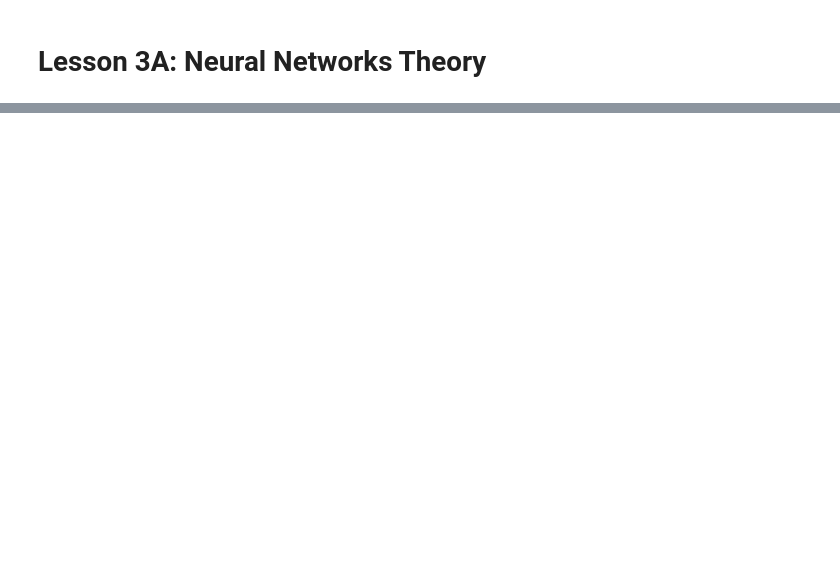
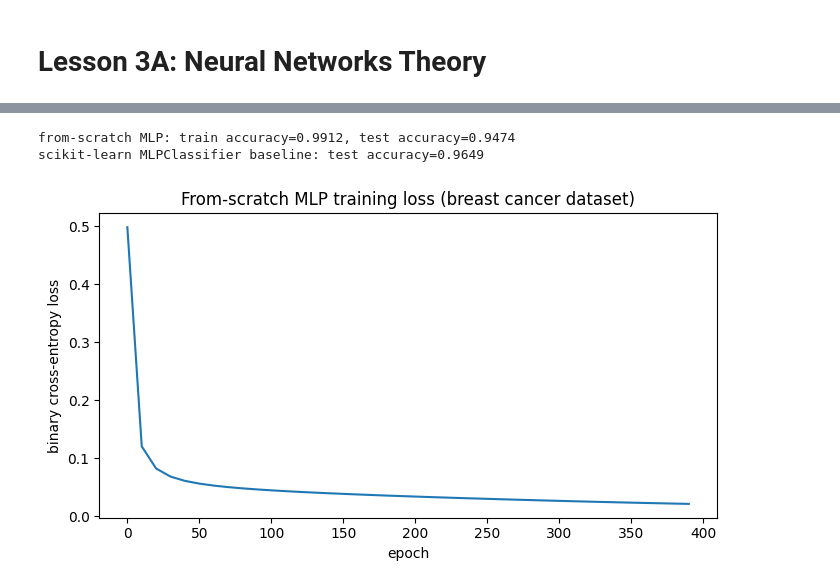
Before and after one commit to powell-clark/supervised-learning, a Jupyter notebook: notebooks/3a_neural_networks_theory.ipynb, the cells around one changed output, grey strips where cells are left out. Drawn from its saved outputs; the diff is of its cells as text; code cells hidden in the pictures; blank space fills up the shorter version.

```diff
--- a/notebooks/3a_neural_networks_theory.ipynb
+++ b/notebooks/3a_neural_networks_theory.ipynb
@@ -1729,0 +106,14 @@ Questions or feedback? Contact emmanuel@powellclark.com
+# %%
+# Verify the shape bookkeeping on a toy 3-layer network (sizes 4 -> 5 -> 3 -> 1).
+layer_sizes = [4, 5, 3, 1]
+m = 8  # batch of 8 examples
+
+a = rng.normal(size=(layer_sizes[0], m))
+for l in range(1, len(layer_sizes)):
+    W = rng.normal(size=(layer_sizes[l], layer_sizes[l - 1])) * 0.1
+    b = np.zeros((layer_sizes[l], 1))
+    z = W @ a + b
+    a = np.tanh(z)
+    print(f"layer {l}: W{W.shape}, b{b.shape}, z{z.shape}, a{a.shape}")
+assert a.shape == (layer_sizes[-1], m)
+print("PASS: output shape matches (final layer size, batch size)")
@@ -1729,0 +569,45 @@ Questions or feedback? Contact emmanuel@powellclark.com
+# %%
+data = load_breast_cancer()
+X_data, y_data = data.data, data.target.reshape(1, -1).astype(float)
+
+X_train_raw, X_test_raw, y_train, y_test = train_test_split(
+    X_data, y_data.T, test_size=0.2, random_state=RANDOM_STATE, stratify=y_data.T
+)
+scaler = StandardScaler().fit(X_train_raw)
+X_train = scaler.transform(X_train_raw).T   # (n_features, m)
+X_test = scaler.transform(X_test_raw).T
+y_train = y_train.T                          # (1, m)
+y_test = y_test.T
+
+model = MLP([X_train.shape[0], 16, 1], learning_rate=0.5, seed=RANDOM_STATE)
+n_epochs = 400
+loss_history = []
+for epoch in range(n_epochs):
+    model.step(X_train, y_train)
+    if epoch % 10 == 0:
+        loss_history.append(model.loss(X_train, y_train))
+
+train_pred = (model.predict_proba(X_train) > 0.5).astype(float)
+test_pred = (model.predict_proba(X_test) > 0.5).astype(float)
+train_acc = float(np.mean(train_pred == y_train))
+test_acc = float(np.mean(test_pred == y_test))
+
+print(f"from-scratch MLP: train accuracy={train_acc:.4f}, test accuracy={test_acc:.4f}")
+
+baseline = MLPClassifier(
+    hidden_layer_sizes=(16,), activation='tanh', max_iter=400, random_state=RANDOM_STATE
+).fit(X_train.T, y_train.ravel())
+baseline_test_acc = baseline.score(X_test.T, y_test.ravel())
+print(f"scikit-learn MLPClassifier baseline: test accuracy={baseline_test_acc:.4f}")
+
+plt.figure(figsize=(7, 4))
+plt.plot(np.arange(len(loss_history)) * 10, loss_history)
+plt.xlabel('epoch')
+plt.ylabel('binary cross-entropy loss')
+plt.title('From-scratch MLP training loss (breast cancer dataset)')
+plt.tight_layout()
+plt.show()
+# %% [output]
+from-scratch MLP: train accuracy=0.9912, test accuracy=0.9474
+scikit-learn MLPClassifier baseline: test accuracy=0.9649
+[figure, added]
```
Also changed, not shown: parts of 66 cells of this notebook, 1 other file.
